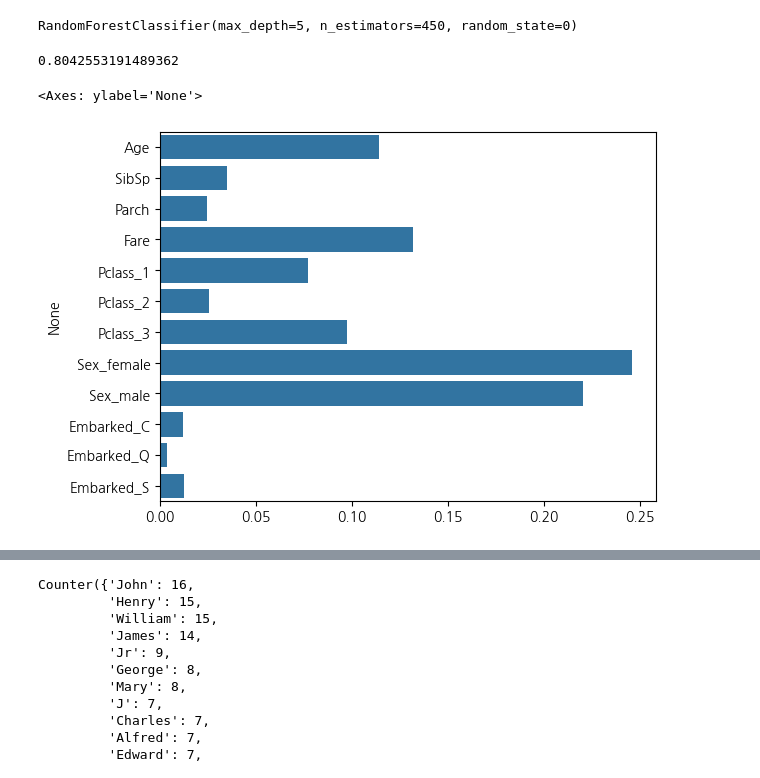
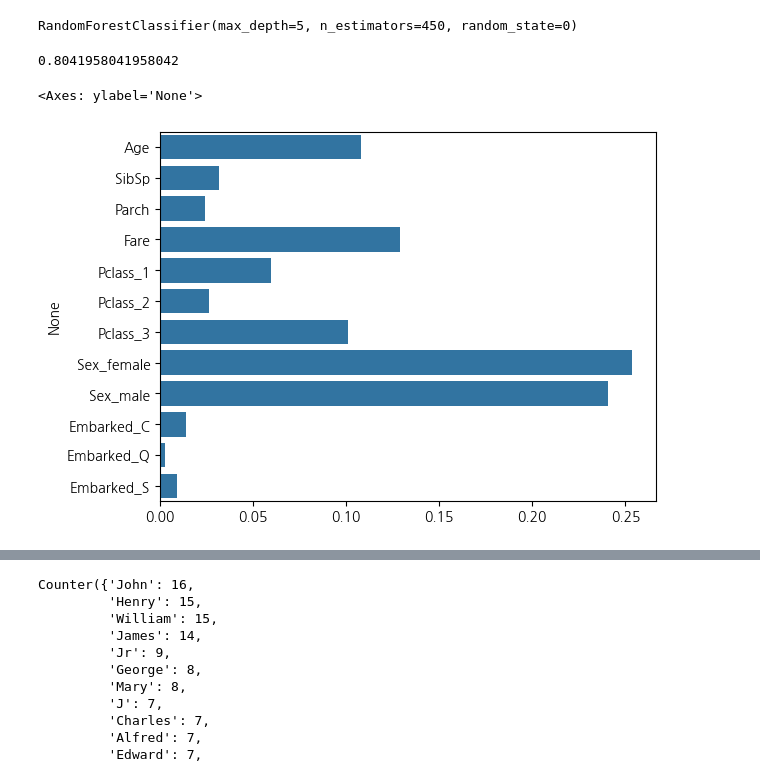
Before and after one commit to Song-Juntae/kaggle, a Jupyter notebook: getting_started/titanic/titanic.ipynb, the cells around one changed output, grey strips where cells are left out. Saved outputs shown, nothing was run; the diff lists cells and outputs as text; code cells hidden in the pictures.

```diff
--- a/getting_started/titanic/titanic.ipynb
+++ b/getting_started/titanic/titanic.ipynb
@@ -266,7 +266,7 @@ df_train_결측치처리1
 # %%
 # 학습, 테스트 데이터 분리
 
-X_train, X_test, y_train, y_test = train_test_split(df_train_결측치처리1, df_train_결측치처리1_예측값, test_size=0.33, shuffle=True, random_state=42)
+X_train, X_test, y_train, y_test = train_test_split(df_train_결측치처리1, df_train_결측치처리1_예측값, test_size=0.2, shuffle=True, random_state=42)
 # %%
 # 랜덤 포레스트 모델 학습
 
@@ -287,14 +287,14 @@ predict = model_rf.predict(X_test)
 
 accuracy_score(y_test, predict)
 # %% [output]
-0.8042553191489362
+0.8041958041958042
 # %%
 # 랜덤 포레스트 변수 중요도
 
 sns.barplot(
-    x=clf.feature_importances_,
+    x=model_rf.feature_importances_,
     y=X_test.columns
 )
 # %% [output]
 <Axes: ylabel='None'>
-[figure, old version]
+[figure, new version]
```
Also changed, not shown: parts of 7 cells of this notebook.
